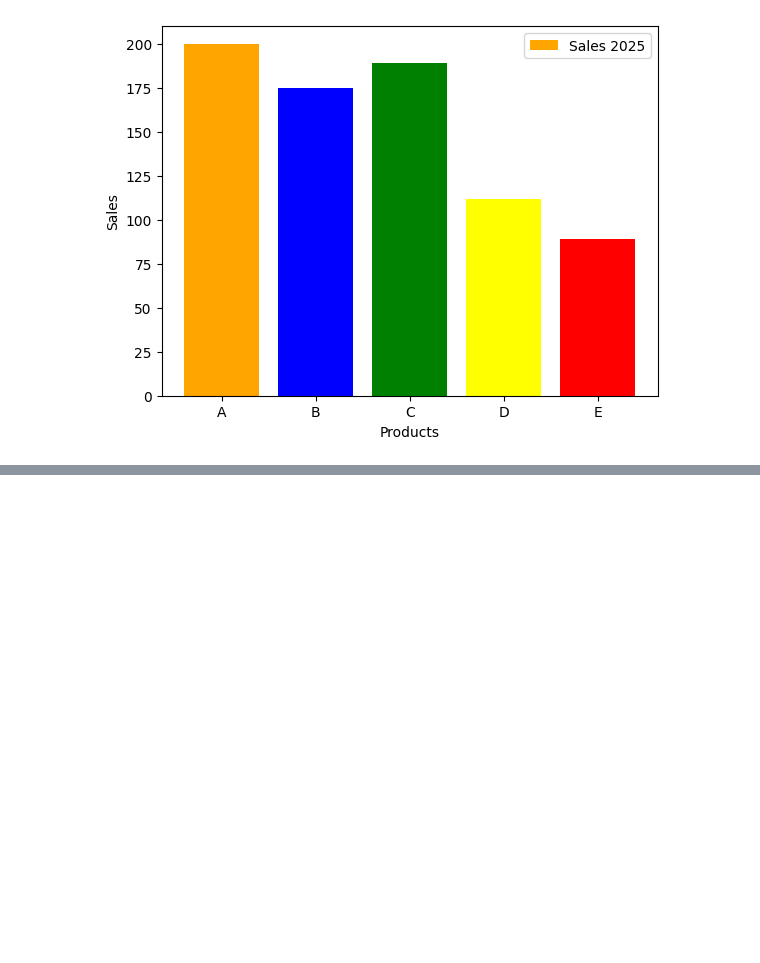
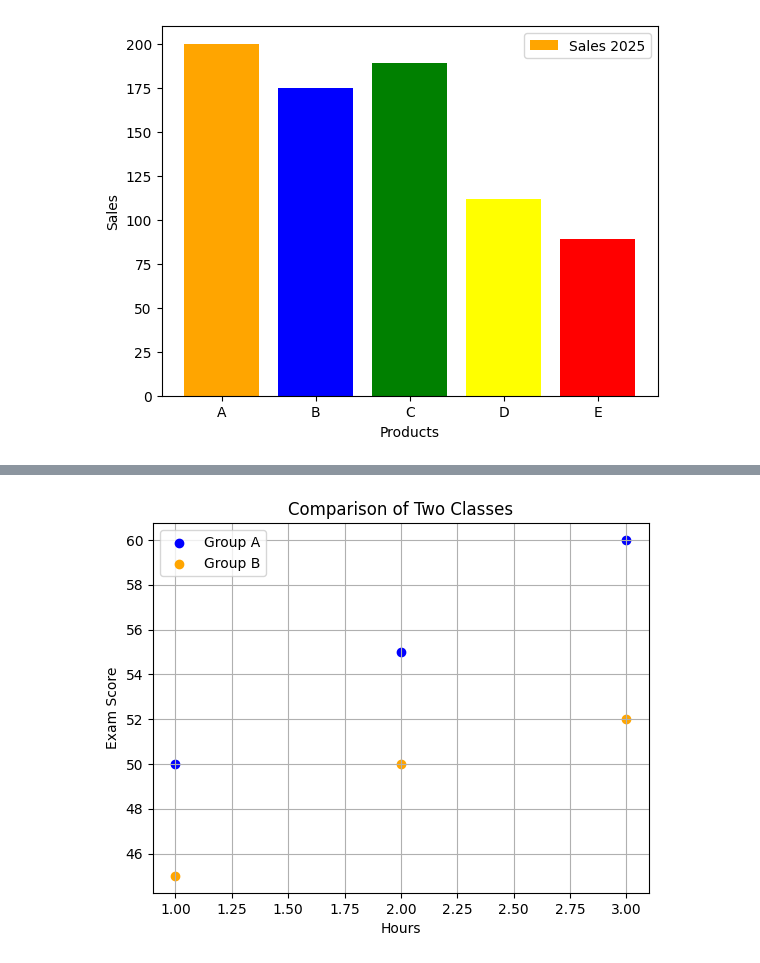
Before and after one commit to kushbharti/matlib_prac, a Jupyter notebook: main.ipynb, the cells around one changed output, grey strips where cells are left out. Drawn from its saved outputs; the diff is of its cells as text; code cells hidden in the pictures; blank space fills up the shorter version.

```diff
--- a/main.ipynb
+++ b/main.ipynb
@@ -44,0 +72,14 @@ plt.show()
+# %%
+
+plt.scatter([1, 2, 3], [50, 55, 60], color='blue', label='Group A')
+plt.scatter([1, 2, 3], [45, 50, 52], color='orange', label='Group B')
+
+
+plt.xlabel('Hours')
+plt.ylabel('Exam Score')
+plt.title('Comparison of Two Classes')
+plt.legend()
+plt.grid()
+plt.show()
+# %% [output]
+[figure, added]
```
Also changed, not shown: parts of 3 cells of this notebook.
